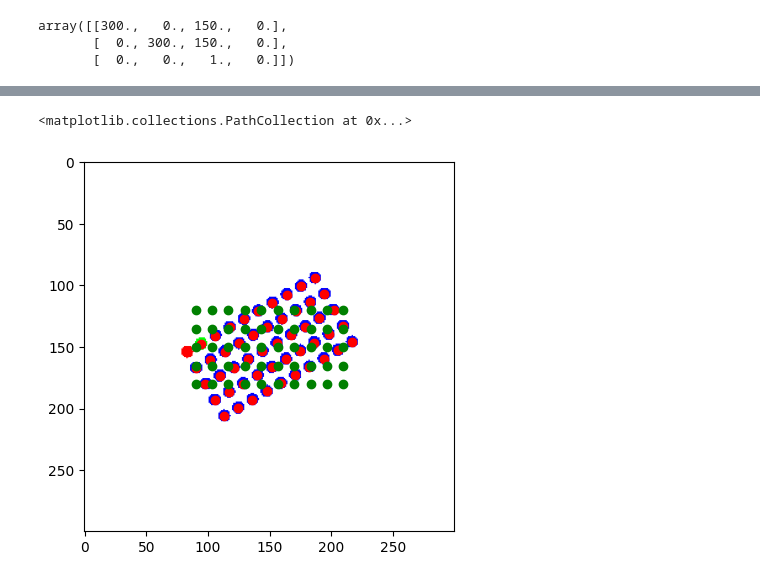
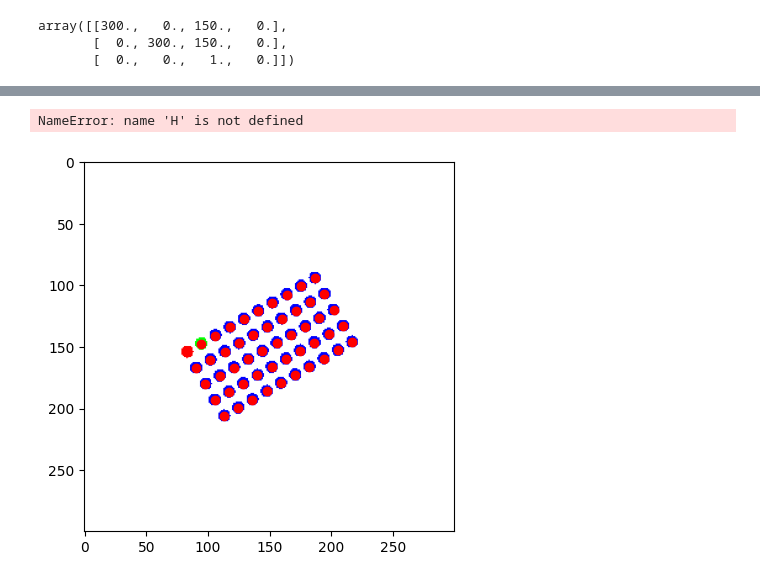
Before and after one commit to michaelzhan1/cs283-project, a Jupyter notebook: main.ipynb, the cells around one changed output, grey strips where cells are left out. Cells and saved outputs as stored; diff of their text form; code cells hidden in the pictures.

Commit message:
Add second homography

```diff
--- a/main.ipynb
+++ b/main.ipynb
@@ -201,5 +204,8 @@ plot_points_as_image(points_2d_orig, points_2d_30z)
 # %%
-start_image = points_to_image(points_2d_30z)
-goal_image = points_to_image(points_2d_orig)
-H = get_homography(points_2d_30z, points_2d_orig)
-rectified_image = apply_homography(start_image, H, (0, 0, 300, 300))
+image_30z = points_to_image(points_2d_30z)
+image_15x = points_to_image(points_2d_15x)
+image_orig = points_to_image(points_2d_orig)
+H_30z = get_homography(points_2d_30z, points_2d_orig)
+H_15x = get_homography(points_2d_15x, points_2d_orig)
+rectified_image_30z = apply_homography(image_30z, H_30z, (0, 0, 300, 300))
+rectified_image_15x = apply_homography(image_15x, H_15x, (0, 0, 300, 300))
@@ -210,10 +216,10 @@ plot_multiple_images(start_image, goal_image, rectified_image)
 # %%
-plt.imshow(start_image)
+plt.imshow(image_30z)
 plt.scatter(points_2d_30z[:, 1], points_2d_30z[:, 0], c='r')
 
 rectified_points = np.hstack([points_2d_30z, np.ones((points_2d_30z.shape[0], 1))]) @ H.T
 rectified_points = rectified_points[:, :2] / rectified_points[:, 2].reshape(-1, 1)
 plt.scatter(rectified_points[:, 1], rectified_points[:, 0], c='g')
 # %% [output]
-<matplotlib.collections.PathCollection at 0x...>
+NameError: name 'H' is not defined
-[figure, old version]
+[figure, new version]
```
Also changed, not shown: parts of 5 cells of this notebook.
